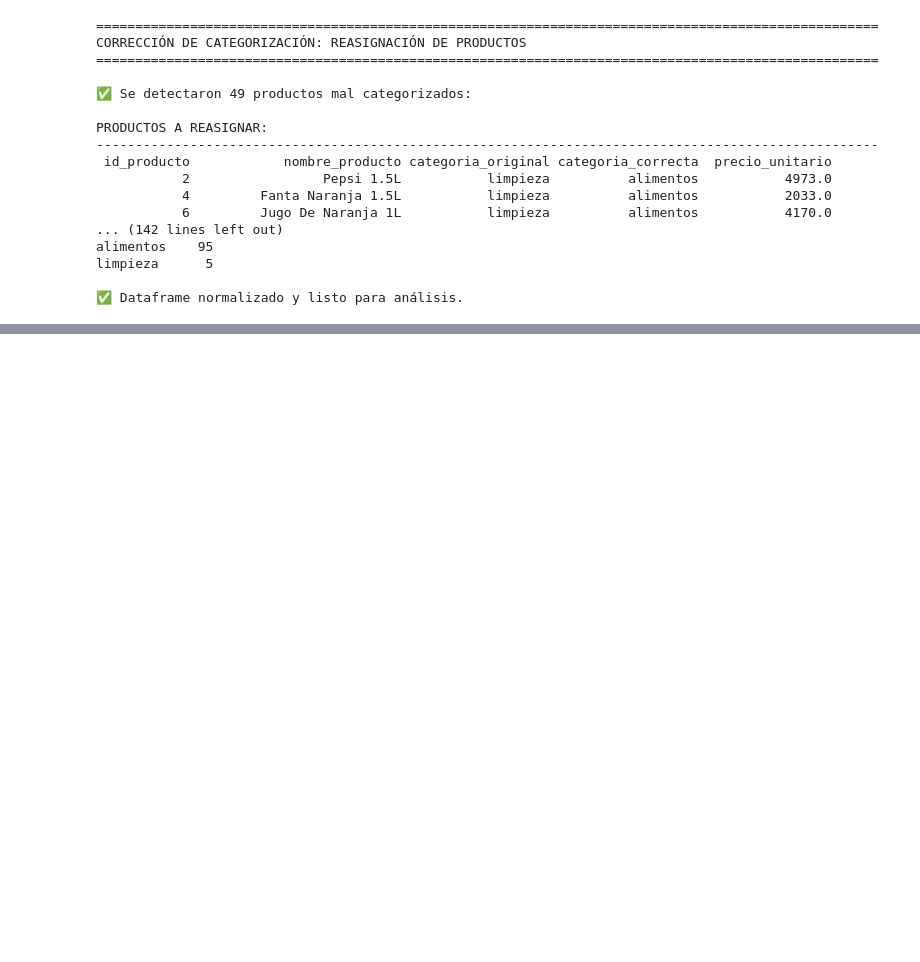
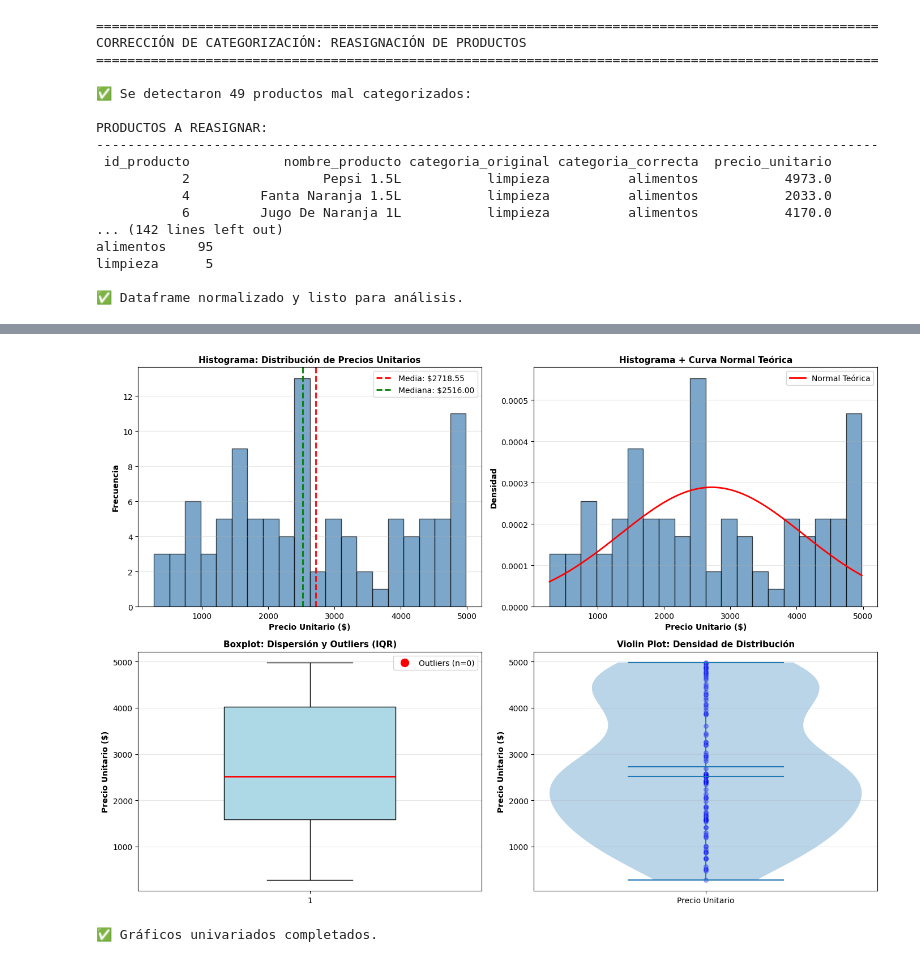
Before and after one commit to augustovillegas/ProyectoAurelionIBM, a Jupyter notebook: limp_y_trans_productos.ipynb, the cells around one changed output, grey strips where cells are left out. Drawn from its saved outputs; the diff is of its cells as text; code cells hidden in the pictures; blank space fills up the shorter version.

```diff
--- a/limp_y_trans_productos.ipynb
+++ b/limp_y_trans_productos.ipynb
@@ -495,0 +663,59 @@ limpieza      5
+# %%
+# Visualización 1: Histograma con distribución normal superpuesta
+fig, axes = plt.subplots(2, 2, figsize=(14, 10))
+
+# Subplot 1.1: Histograma simple
+ax1 = axes[0, 0]
+ax1.hist(datos, bins=20, edgecolor='black', alpha=0.7, color='steelblue')
+ax1.axvline(media, color='red', linestyle='--', linewidth=2, label=f'Media: ${media:.2f}')
+ax1.axvline(mediana, color='green', linestyle='--', linewidth=2, label=f'Mediana: ${mediana:.2f}')
+ax1.set_xlabel('Precio Unitario ($)', fontsize=10, fontweight='bold')
+ax1.set_ylabel('Frecuencia', fontsize=10, fontweight='bold')
+ax1.set_title('Histograma: Distribución de Precios Unitarios', fontsize=11, fontweight='bold')
+ax1.legend(loc='upper right')
+ax1.grid(axis='y', alpha=0.3)
+
+# Subplot 1.2: Histograma con curva de distribución normal
+ax2 = axes[0, 1]
+n, bins, patches = ax2.hist(datos, bins=20, edgecolor='black', alpha=0.7, color='steelblue', density=True)
+# Superponer distribución normal teórica
+x_range = np.linspace(datos.min(), datos.max(), 100)
+normal_dist = stats.norm.pdf(x_range, media, std)
+ax2.plot(x_range, normal_dist, 'r-', linewidth=2, label='Normal Teórica')
+ax2.set_xlabel('Precio Unitario ($)', fontsize=10, fontweight='bold')
+ax2.set_ylabel('Densidad', fontsize=10, fontweight='bold')
+ax2.set_title('Histograma + Curva Normal Teórica', fontsize=11, fontweight='bold')
+ax2.legend(loc='upper right')
+ax2.grid(axis='y', alpha=0.3)
+
+# Subplot 1.3: Boxplot
+ax3 = axes[1, 0]
+bp = ax3.boxplot(datos, vert=True, patch_artist=True, widths=0.5,
+                  medianprops=dict(color='red', linewidth=2),
+                  boxprops=dict(facecolor='lightblue', color='black'),
+                  whiskerprops=dict(color='black'),
+                  capprops=dict(color='black'))
+ax3.scatter([1]*len(outliers_iqr), outliers_iqr, color='red', s=100, marker='o',
+           label=f'Outliers (n={len(outliers_iqr)})', zorder=5)
+ax3.set_ylabel('Precio Unitario ($)', fontsize=10, fontweight='bold')
+ax3.set_title('Boxplot: Dispersión y Outliers (IQR)', fontsize=11, fontweight='bold')
+ax3.legend(loc='upper right')
+ax3.grid(axis='y', alpha=0.3)
+
+# Subplot 1.4: Violin plot (densidad)
+ax4 = axes[1, 1]
+parts = ax4.violinplot([datos], positions=[1], widths=0.7, showmeans=True, showmedians=True)
+ax4.scatter([1]*len(datos), datos, alpha=0.3, s=30, color='blue', label='Observaciones')
+ax4.set_ylabel('Precio Unitario ($)', fontsize=10, fontweight='bold')
+ax4.set_title('Violin Plot: Densidad de Distribución', fontsize=11, fontweight='bold')
+ax4.set_xticks([1])
+ax4.set_xticklabels(['Precio Unitario'])
+ax4.grid(axis='y', alpha=0.3)
+
+plt.tight_layout()
+plt.show()
+
+print('\n✅ Gráficos univariados completados.')
+# %% [output]
+[figure, added]
+✅ Gráficos univariados completados.
```
Also changed, not shown: parts of 9 cells of this notebook.
